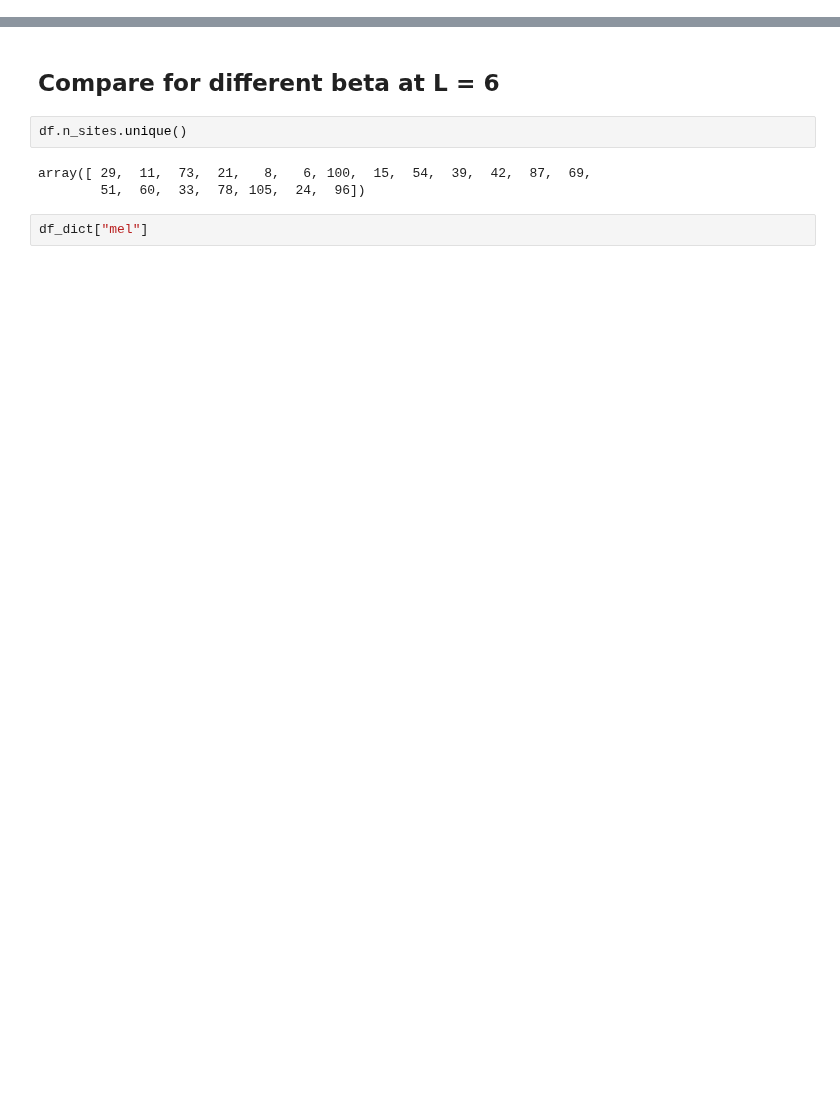
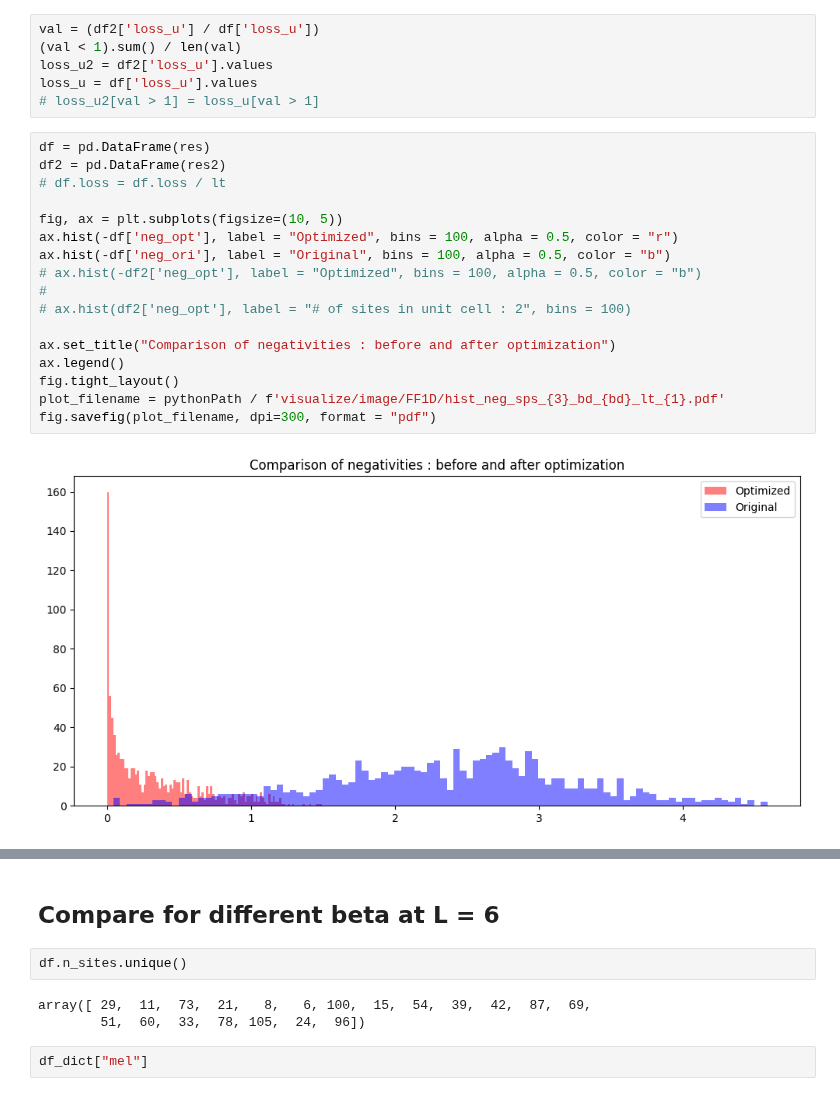
Before and after one commit to MKrbm/worms, a Jupyter notebook: python/visualize/visualize_FF.ipynb, the cells around one changed output, grey strips where cells are left out. Drawn from its saved outputs; the diff is of its cells as text; blank space fills up the shorter version.

```diff
--- a/python/visualize/visualize_FF.ipynb
+++ b/python/visualize/visualize_FF.ipynb
@@ -17,0 +189,25 @@ array([5, 4, 3, 2, 1, 0, 6])
+# %%
+val = (df2['loss_u'] / df['loss_u'])
+(val < 1).sum() / len(val)
+loss_u2 = df2['loss_u'].values
+loss_u = df['loss_u'].values
+# loss_u2[val > 1] = loss_u[val > 1]
+# %%
+df = pd.DataFrame(res)
+df2 = pd.DataFrame(res2)
+# df.loss = df.loss / lt
+
+fig, ax = plt.subplots(figsize=(10, 5))
+ax.hist(-df['neg_opt'], label = "Optimized", bins = 100, alpha = 0.5, color = "r")
+ax.hist(-df['neg_ori'], label = "Original", bins = 100, alpha = 0.5, color = "b")
+# ax.hist(-df2['neg_opt'], label = "Optimized", bins = 100, alpha = 0.5, color = "b")
+#
+# ax.hist(df2['neg_opt'], label = "# of sites in unit cell : 2", bins = 100)
+
+ax.set_title("Comparison of negativities : before and after optimization")
+ax.legend()
+fig.tight_layout()
+plot_filename = pythonPath / f'visualize/image/FF1D/hist_neg_sps_{3}_bd_{bd}_lt_{1}.pdf'
+fig.savefig(plot_filename, dpi=300, format = "pdf")
+# %% [output]
+[figure, added]
```
Also changed, not shown: parts of 10 cells of this notebook, 3 other files.
